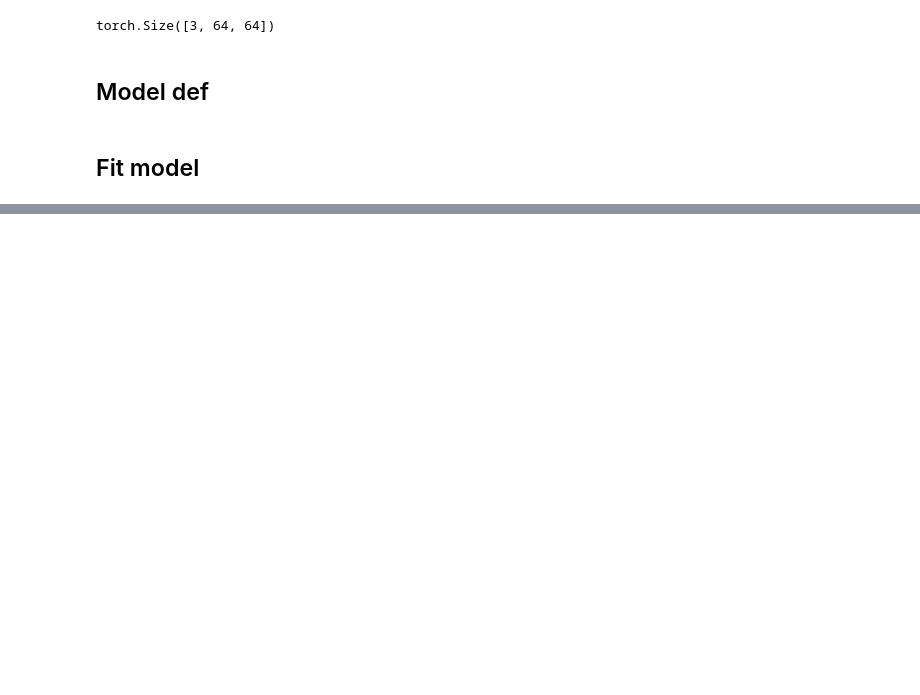
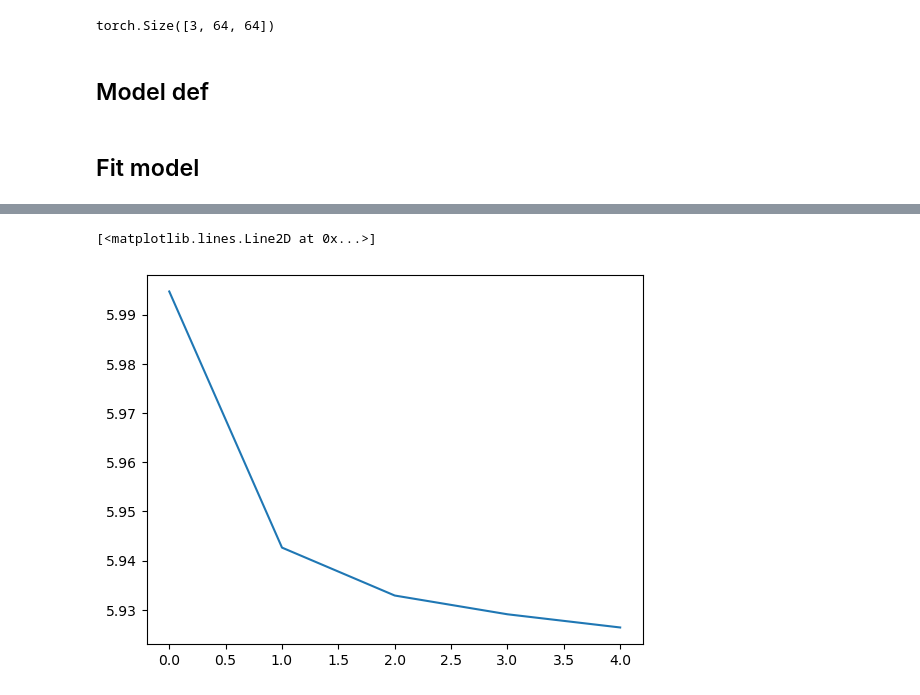
Before and after one commit to drewdahlquist/CS8770, a Jupyter notebook: final/main.ipynb, the cells around one changed output, grey strips where cells are left out. Saved outputs shown, nothing was run; the diff lists cells and outputs as text; code cells hidden in the pictures; blank space fills up the shorter version.

```diff
--- a/final/main.ipynb
+++ b/final/main.ipynb
@@ -116,4 +123,4 @@ model_path = './models/vae_03.pth'
 # %%
-# Load the trained VAE
-model = VAE(latent_size=2)
-model.load_state_dict(torch.load('./models/vae_00_0.pth'))
+# Load a trained VAE
+# model = VAE(latent_size=2)
+model.load_state_dict(torch.load('./models/vae_05_0.pth'))
@@ -122,11 +127,13 @@ model.load_state_dict(torch.load('./models/vae_00_0.pth'))
+# %%
+lossi = []
 # %%
 # Define the loss function and optimizer
 def loss_fn(x_recon, x, mu, logvar):
-    recon_loss = F.binary_cross_entropy(x_recon, x) #, size_average=False)
+    recon_loss = F.binary_cross_entropy(x_recon, x, reduction='sum')
     kl_div = -0.5 * torch.sum(1 + logvar - mu.pow(2) - logvar.exp())
     return recon_loss + kl_div
 
-lr = 1e-2
+lr = 3e-3
 optimizer = torch.optim.Adam(model.parameters(), lr=lr)
 # %%
 from tqdm.notebook import tqdm # status bar
@@ -148,9 +155,11 @@ for epoch in range(num_epochs):
             print("Epoch [{}/{}], Step [{}/{}], Loss: {:.4f}"
                   .format(epoch+1, num_epochs, batch_idx+1, len(dataloader), loss.item()))
 
-        if (batch_idx + 1) > 1/6*60:
+        lossi.append(loss.log10().item())
+
+        if (batch_idx + 1) == 200:
             break
 
 # Save the trained VAE
-# torch.save(model.state_dict(), model_path)
+torch.save(model.state_dict(), model_path)
 # %% [output]
@@ -157,0 +186,5 @@ Epoch [1/1], Step [10/1272], Loss: 8642.1260
+# %%
+plt.plot(torch.tensor(lossi).view(-1,100).mean(1))
+# %% [output]
+[<matplotlib.lines.Line2D at 0x...>]
+[figure, added]
```
Also changed, not shown: parts of 15 cells of this notebook.
